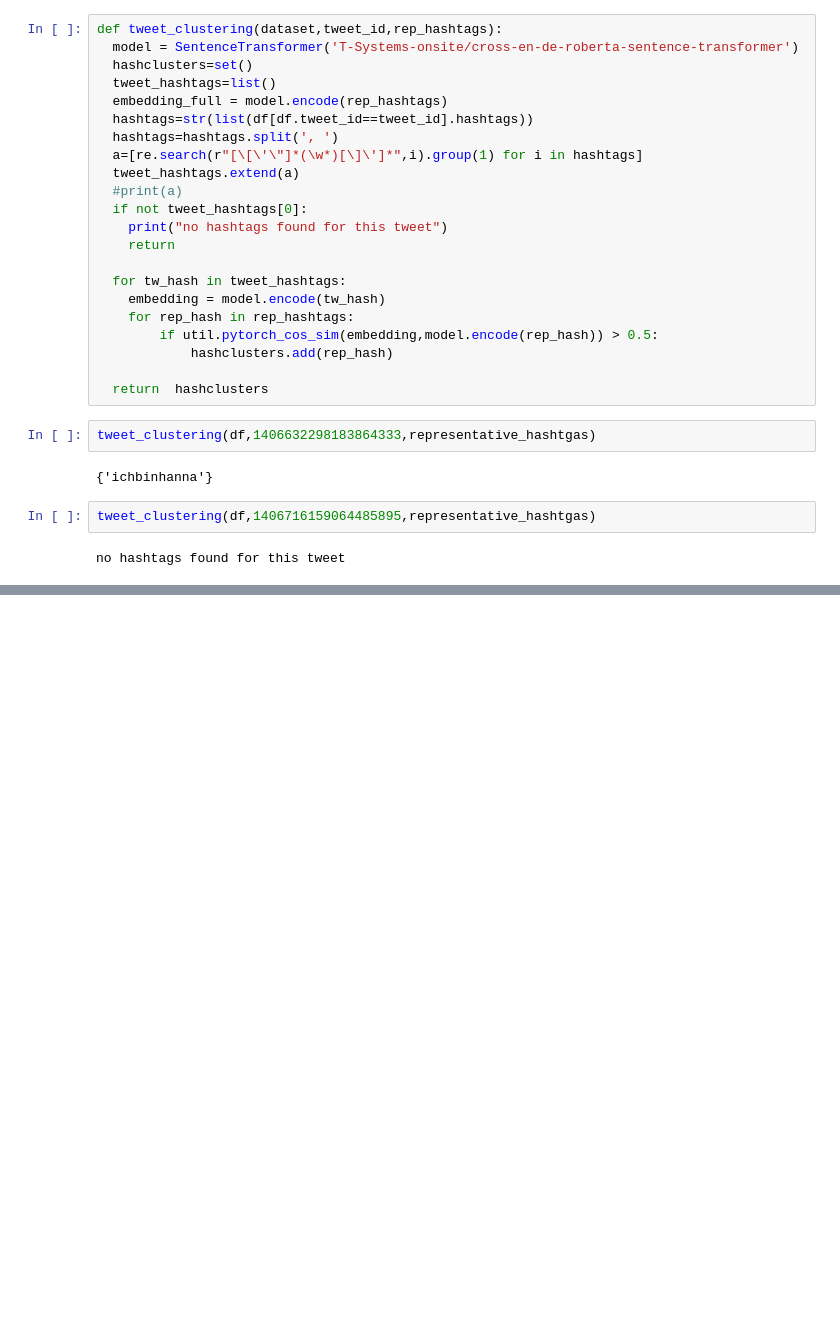
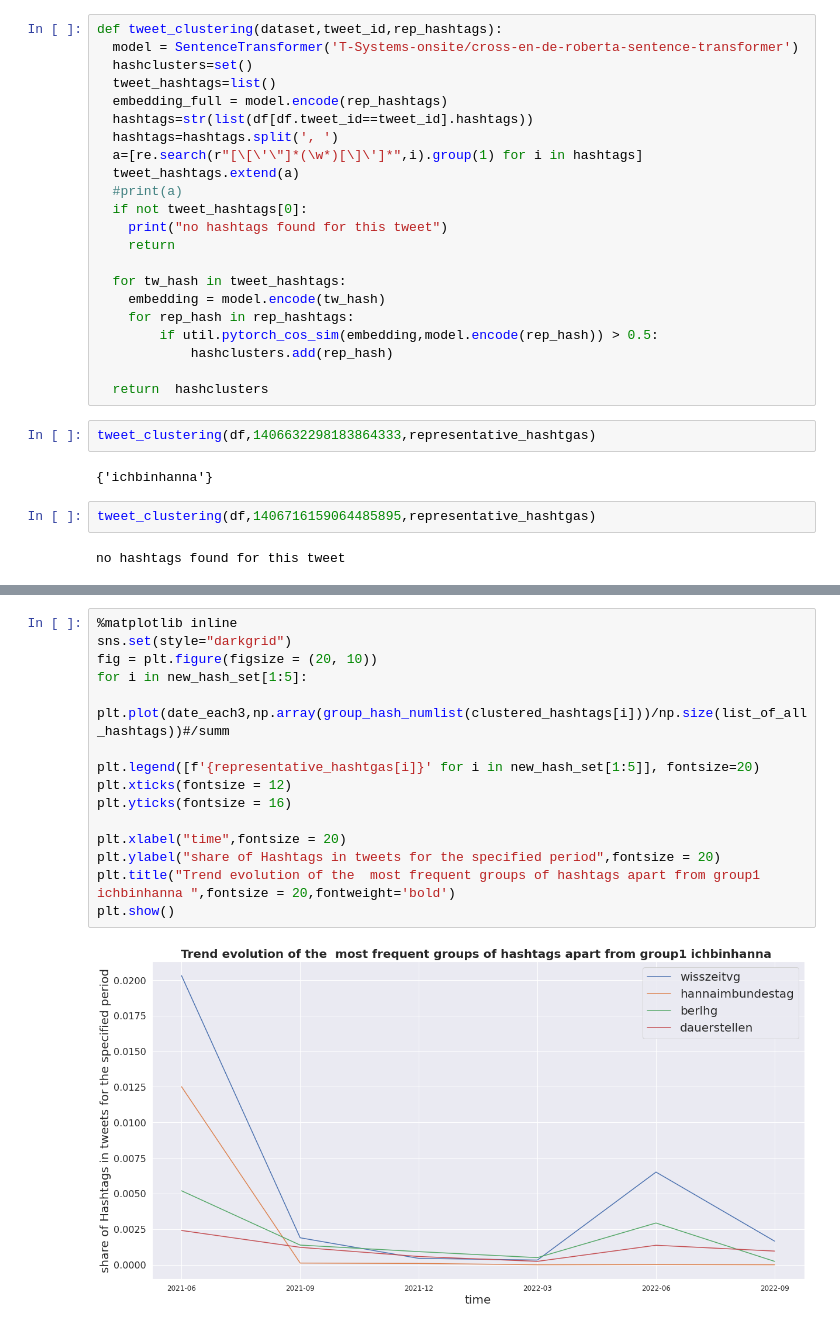
Before and after one commit to moinam/TweetAnalyzer, a Jupyter notebook: workflow_Clustering_hashtags.ipynb, the cells around one changed output, grey strips where cells are left out. Saved outputs shown, nothing was run; the diff lists cells and outputs as text; blank space fills up the shorter version.

```diff
--- a/workflow_Clustering_hashtags.ipynb
+++ b/workflow_Clustering_hashtags.ipynb
@@ -266,0 +680,17 @@ no hashtags found for this tweet
+# %%
+%matplotlib inline
+sns.set(style="darkgrid")
+fig = plt.figure(figsize = (20, 10))
+for i in new_hash_set[1:5]:
+  plt.plot(date_each3,np.array(group_hash_numlist(clustered_hashtags[i]))/np.size(list_of_all_hashtags))#/summ
+
+plt.legend([f'{representative_hashtgas[i]}' for i in new_hash_set[1:5]], fontsize=20)
+plt.xticks(fontsize = 12)
+plt.yticks(fontsize = 16)
+
+plt.xlabel("time",fontsize = 20)
+plt.ylabel("share of Hashtags in tweets for the specified period",fontsize = 20)
+plt.title("Trend evolution of the  most frequent groups of hashtags apart from group1 ichbinhanna ",fontsize = 20,fontweight='bold')
+plt.show()
+# %% [output]
+[figure, added]
```
Also changed, not shown: parts of 25 cells of this notebook.
